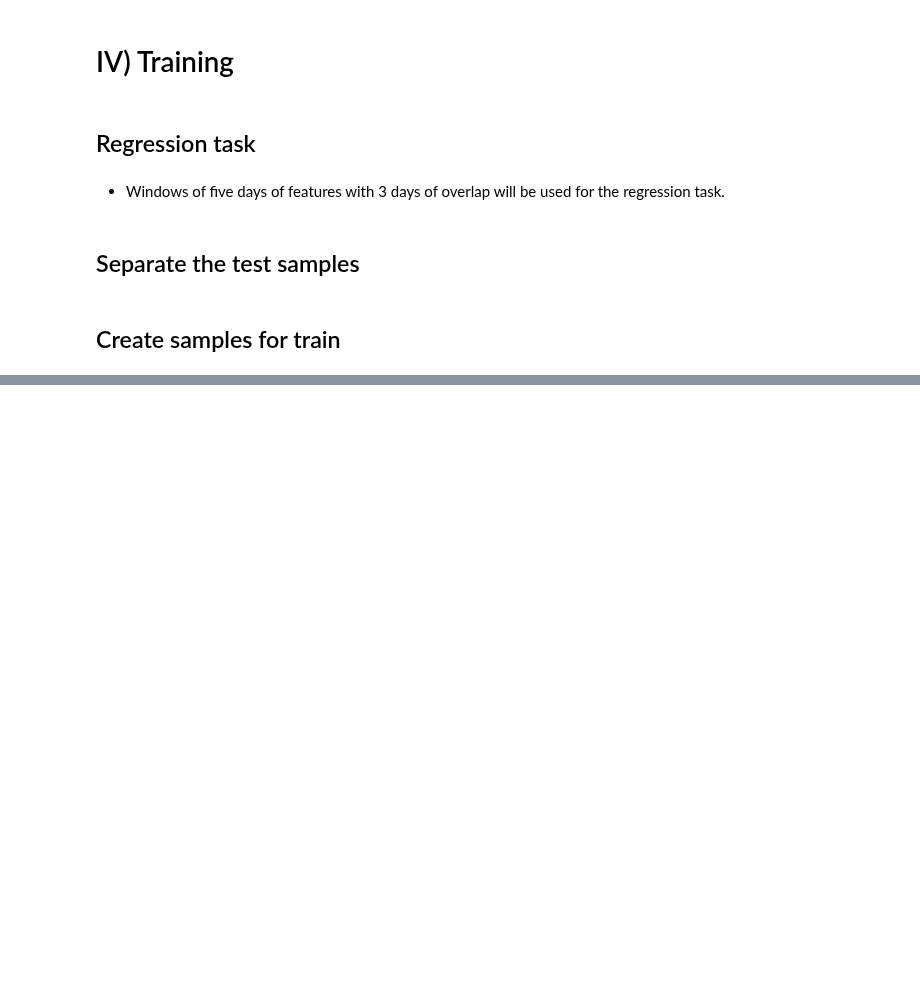
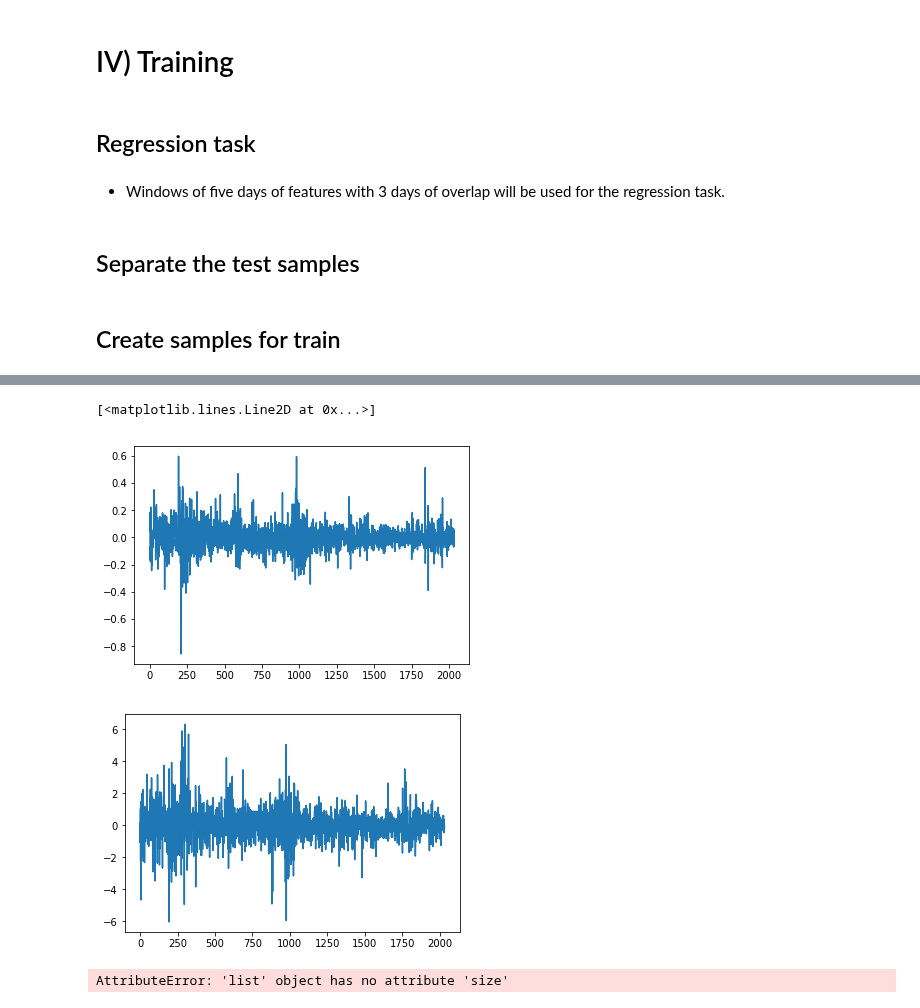
Before and after one commit to leoniloris/Stock-Price-Prediction, a Jupyter notebook: stock_price_prediction.ipynb, the cells around one changed output, grey strips where cells are left out. Drawn from its saved outputs; the diff is of its cells as text; code cells hidden in the pictures; blank space fills up the shorter version.

Commit message:
Training linear regression.

```diff
--- a/stock_price_prediction.ipynb
+++ b/stock_price_prediction.ipynb
@@ -385,0 +395,31 @@ train_val_samples = get_samples_and_targets(
+# %%
+class LinearRegression(torch.nn.Module):
+    def __init__(self, input_size, output_size):
+        super().__init__()
+        self.w = torch.nn.Parameter(torch.randn(output_size, input_size))
+        self.b = torch.nn.Parameter(torch.randn(output_size))
+
+    def forward(self, x):
+        y = x @ self.w.t() + self.b
+        return y.view(-1)
+
+model = LinearRegression(FLATTENED_SAMPLE_SIZE, 1)
+criterion = torch.nn.MSELoss(reduction='mean')
+optimizer = torch.optim.SGD(model.parameters(), lr=0.01)
+# %%
+def train_n_epochs(model, criterion, optimizer, samples, n_epochs):
+    for _ in range(n_epochs):
+        print('loss: ', train_epoch(model, criterion, optimizer, samples))
+
+
+def train_epoch(model, criterion, optimizer, train_samples):
+    train_data = flatten_batch_of_samples(train_samples)
+    target = torch.FloatTensor(list(map(lambda sample: sample.target, train_samples)))
+    target_pred = model(train_data)
+    loss = criterion(target, target_pred)
+    model.zero_grad()
+    loss.backward()
+    optimizer.step()
+    return loss
+# %%
+train_n_epochs(model, criterion, optimizer, train_val_samples, 600)
@@ -385,0 +444,5 @@ train_val_samples = get_samples_and_targets(
+# %%
+train_samples = train_val_samples.copy()
+train_data = flatten_batch_of_samples(train_samples)
+target = torch.FloatTensor(list(map(lambda sample: sample.target, train_samples)))
+target_pred = model(train_data)
@@ -385,0 +453,13 @@ train_val_samples = get_samples_and_targets(
+# %%
+plt.figure()
+plt.plot(target_pred.detach().numpy())
+plt.figure()
+plt.plot(target.detach().numpy())
+# %% [output]
+[<matplotlib.lines.Line2D at 0x...>]
+[figure, added]
+[figure, added]
+# %%
+loss = criterion(list(map(lambda sample: sample.target, train_val_samples)), y_pred)
+# %% [output]
+AttributeError: 'list' object has no attribute 'size'
```
Also changed, not shown: parts of 11 cells of this notebook, 1 other file.
